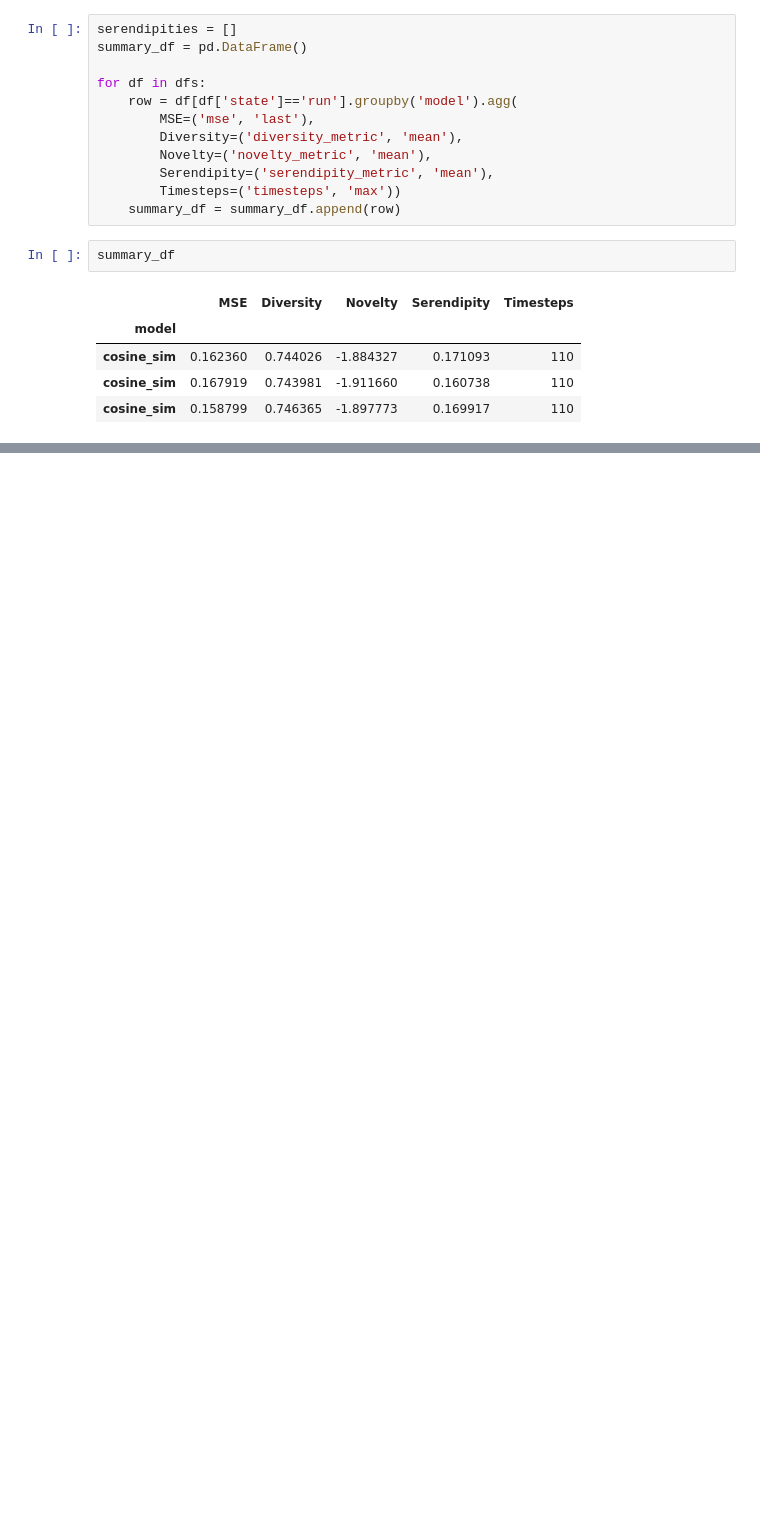
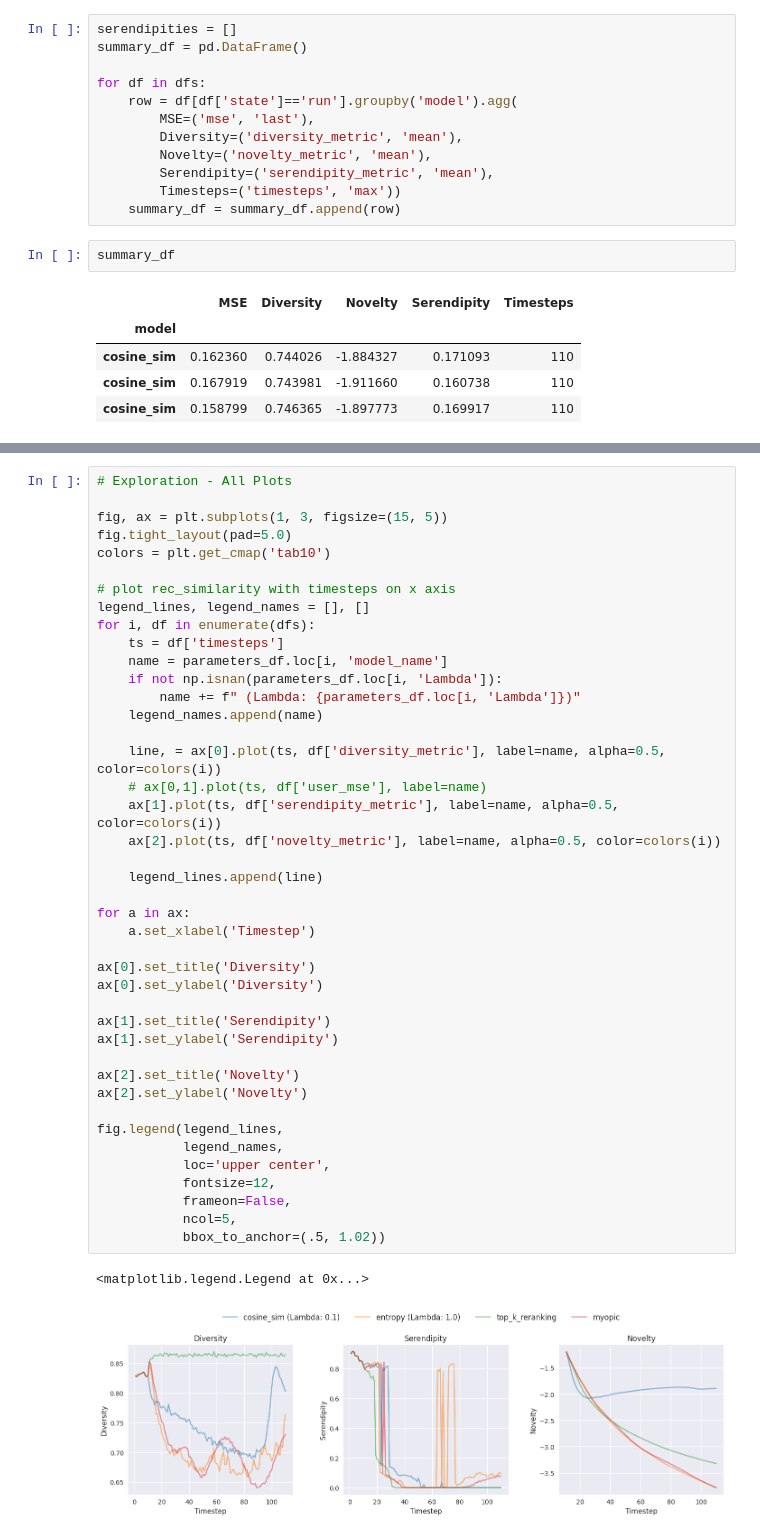
Before and after one commit to jannikjw/fair-recommender-systems, a Jupyter notebook: analysis.ipynb, the cells around one changed output, grey strips where cells are left out. Drawn from its saved outputs; the diff is of its cells as text; blank space fills up the shorter version.

```diff
--- a/analysis.ipynb
+++ b/analysis.ipynb
@@ -242,0 +229,45 @@ fig.legend(legend_lines,
+# %%
+# Exploration - All Plots
+
+fig, ax = plt.subplots(1, 3, figsize=(15, 5))
+fig.tight_layout(pad=5.0)
+colors = plt.get_cmap('tab10')
+
+# plot rec_similarity with timesteps on x axis
+legend_lines, legend_names = [], []
+for i, df in enumerate(dfs):
+    ts = df['timesteps']
+    name = parameters_df.loc[i, 'model_name']
+    if not np.isnan(parameters_df.loc[i, 'Lambda']):
+        name += f" (Lambda: {parameters_df.loc[i, 'Lambda']})"
+    legend_names.append(name)
+
+    line, = ax[0].plot(ts, df['diversity_metric'], label=name, alpha=0.5, color=colors(i))
+    # ax[0,1].plot(ts, df['user_mse'], label=name)
+    ax[1].plot(ts, df['serendipity_metric'], label=name, alpha=0.5, color=colors(i))
+    ax[2].plot(ts, df['novelty_metric'], label=name, alpha=0.5, color=colors(i))
+
+    legend_lines.append(line)
+
+for a in ax:
+    a.set_xlabel('Timestep')
+
+ax[0].set_title('Diversity')
+ax[0].set_ylabel('Diversity')
+
+ax[1].set_title('Serendipity')
+ax[1].set_ylabel('Serendipity')
+
+ax[2].set_title('Novelty')
+ax[2].set_ylabel('Novelty')
+
+fig.legend(legend_lines,
+           legend_names,
+           loc='upper center',
+           fontsize=12,
+           frameon=False,
+           ncol=5,
+           bbox_to_anchor=(.5, 1.02))
+# %% [output]
+<matplotlib.legend.Legend at 0x...>
+[figure, added]
```
Also changed, not shown: parts of 11 cells of this notebook, 1 other file.
